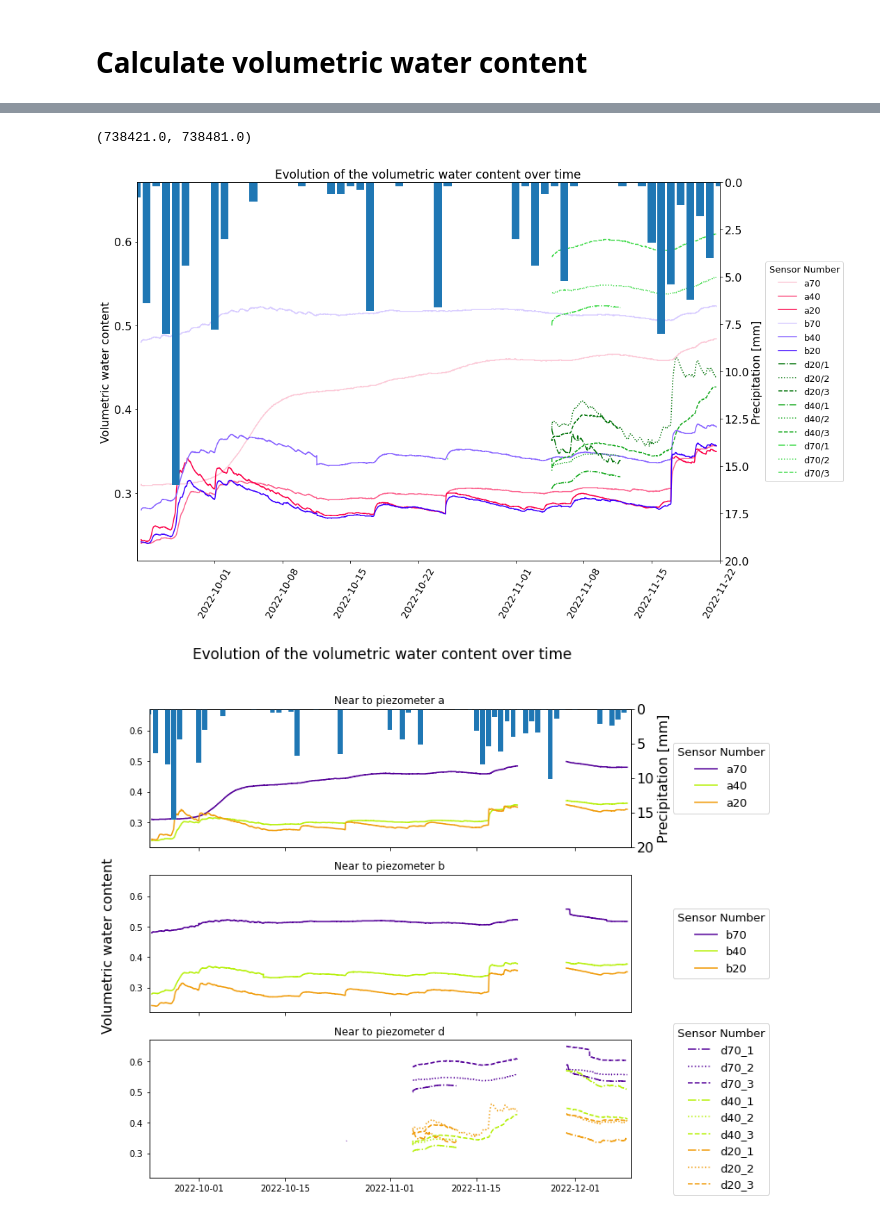
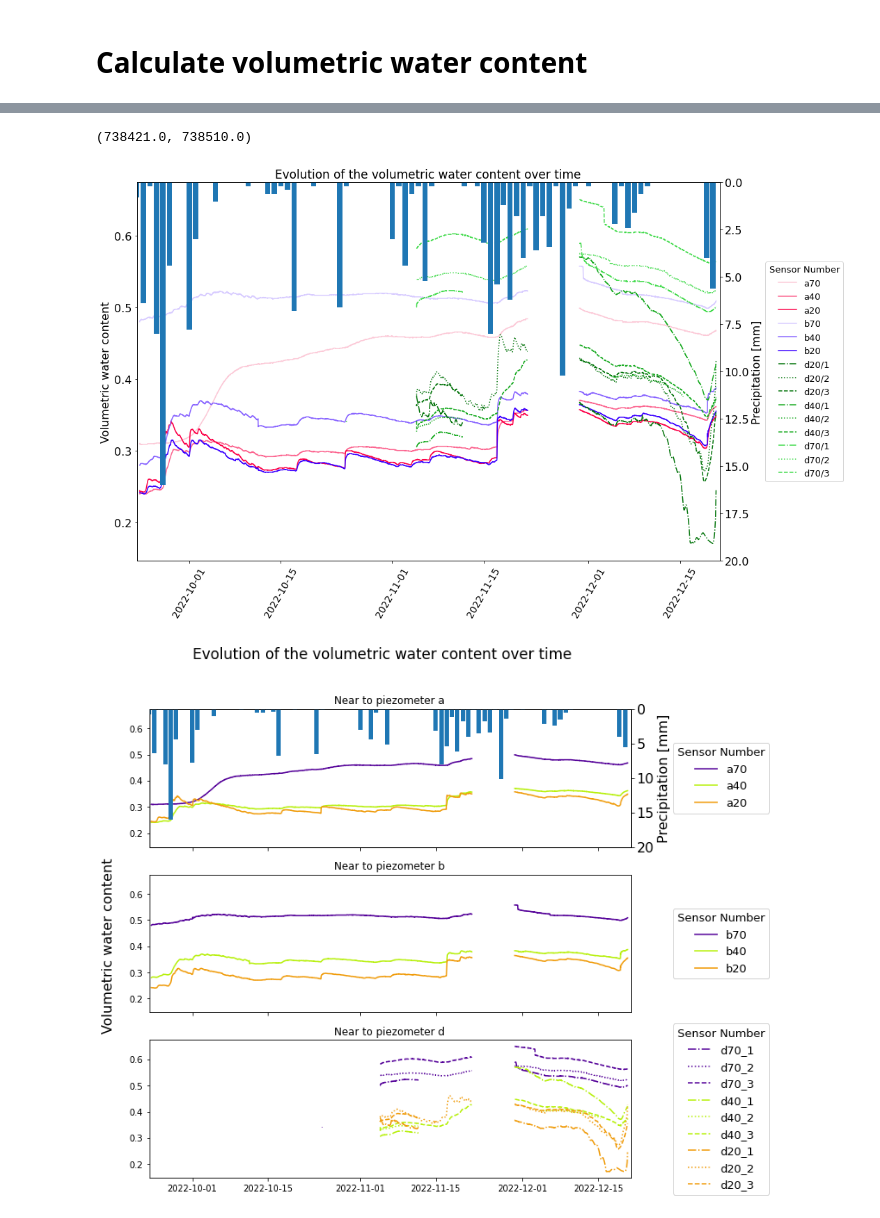
Before and after one commit to braspenninga/Jupyter-scripts, a Jupyter notebook: WCS.ipynb, the cells around one changed output, grey strips where cells are left out. Drawn from its saved outputs; the diff is of its cells as text; code cells hidden in the pictures.

```diff
--- a/WCS.ipynb
+++ b/WCS.ipynb
@@ -378,6 +378,6 @@ Name: d70/2, Length: 3698, dtype: float64
 # %%
 date1=datetime.date(2022,9,23)
-date2=datetime.date(2022,11,22)
+date2=datetime.date(2022,12,21)
 ftsz=16
 
 fig, ax= plt.subplots(figsize=(15,10))
@@ -389,38 +389,38 @@ ax.plot(Timestamp, a20, label='a20', color='#fc0048')
 ax.plot(Timestamp, b70, label='b70', color='#d8ccff')
 ax.plot(Timestamp, b40, label='b40', color ='#8a66ff')
 ax.plot(Timestamp, b20, label='b20', color='#3c00ff')
 
 ax.plot(Timestamp, d20w1, label='d20/1', color='#017309', linestyle = 'dashdot')
 ax.plot(Timestamp, d20w2, label='d20/2', color='#017309', linestyle = 'dotted')
 ax.plot(Timestamp, d20w3, label='d20/3', color='#017309', linestyle = 'dashed')
 
 ax.plot(Timestamp, d40w1, label='d40/1', color='#1aab23', linestyle = 'dashdot')
 ax.plot(Timestamp, d40w2, label='d40/2', color='#1aab23', linestyle = 'dotted')
 ax.plot(Timestamp, d40w3, label='d40/3', color='#1aab23', linestyle = 'dashed')
 
 ax.plot(Timestamp, d70w1, label='d70/1', color='#42db4c', linestyle = 'dashdot')
 ax.plot(Timestamp, d70w2, label='d70/2', color='#42db4c', linestyle = 'dotted')
 ax.plot(Timestamp, d70w3, label='d70/3', color='#42db4c', linestyle = 'dashed')
 
 ax.set_title('Evolution of the volumetric water content over time', fontsize = ftsz+1)
 ax.legend(title='Sensor Number',title_fontsize = ftsz-3, bbox_to_anchor = (1.22, 0.5), loc='center right', fontsize=ftsz-3)
 ax.set_ylabel('Volumetric water content', fontsize= ftsz)
 ax.tick_params(axis='x', which='both', labelsize=ftsz-2,rotation=60)
 ax.tick_params(axis='y', which='both', labelsize=ftsz)
 axb.bar(climday['date'],climday.precipitation_sum)
 axb.set_ylim([0, 20])
 axb.invert_yaxis()
 axb.set_ylabel('Precipitation [mm]', fontsize= ftsz)
 axb.tick_params(axis='x', which='both', labelsize=ftsz)
 axb.tick_params(axis='y', which='both', labelsize=ftsz)
 
 axb.set_xlim([date1,date2])
 # %% [output]
-(738421.0, 738481.0)
+(738421.0, 738510.0)
-[figure, old version]
+[figure, new version]
 # %%
 date1=datetime.date(2022,9,23)
-date2=datetime.date(2022,12,10)
+date2=datetime.date(2022,12,21)
 ftsz=16
 
 fig, (ax1, ax2, ax3) = plt.subplots(3, sharex=True, sharey=True, figsize=(10,10))
@@ -463,4 +463,4 @@ fig.text(0.06, 0.5, 'Volumetric water content', ha='center', va='center', fontsi
 
 plt.savefig("VWC.png", bbox_inches = 'tight')
 # %% [output]
-[figure, old version]
+[figure, new version]
```
Also changed, not shown: parts of 10 cells of this notebook, 23 other files.
